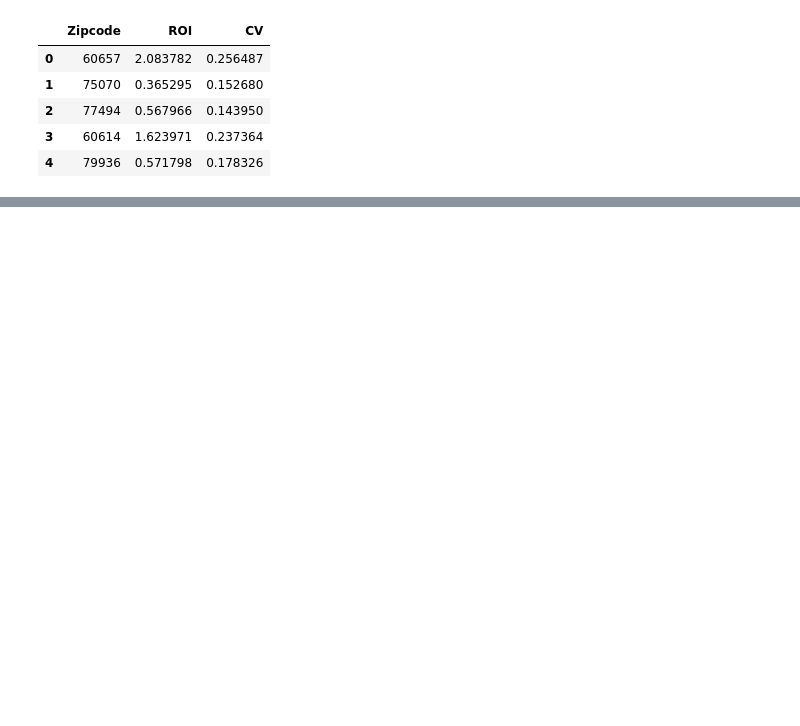
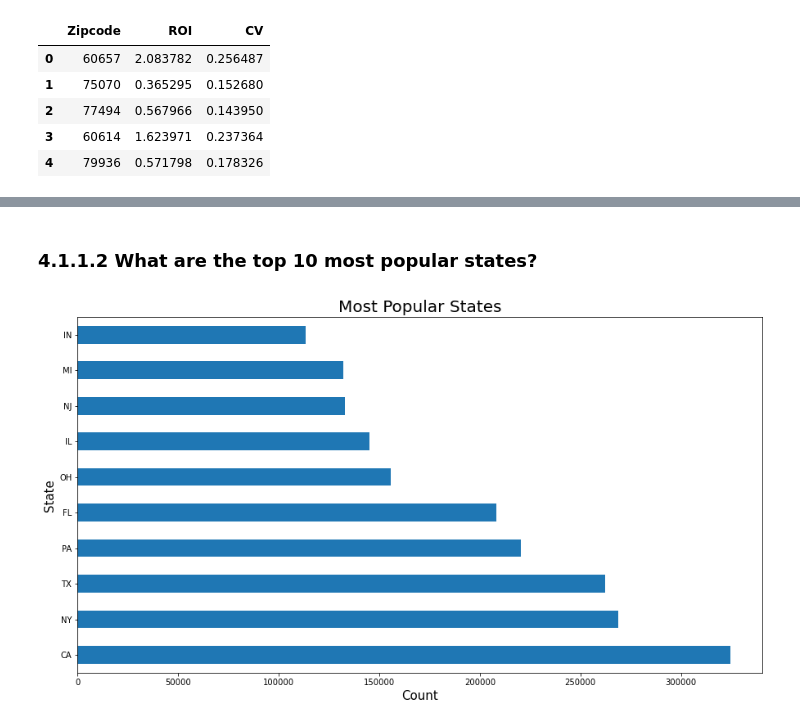
Before and after one commit to HMWIAM/P13, a Jupyter notebook: A. Main/index.ipynb, the cells around one changed output, grey strips where cells are left out. Drawn from its saved outputs; the diff is of its cells as text; code cells hidden in the pictures; blank space fills up the shorter version.

```diff
--- a/A. Main/index.ipynb
+++ b/A. Main/index.ipynb
@@ -508,0 +518,6 @@ new_df.head(5)
+# %% [markdown]
+### 4.1.1.2 What are the top 10 most popular states?
+# %%
+plot_most_popular_categorical(new_df, "State")
+# %% [output]
+[figure, added]
```
Also changed, not shown: parts of 50 cells of this notebook, 8 other files.
